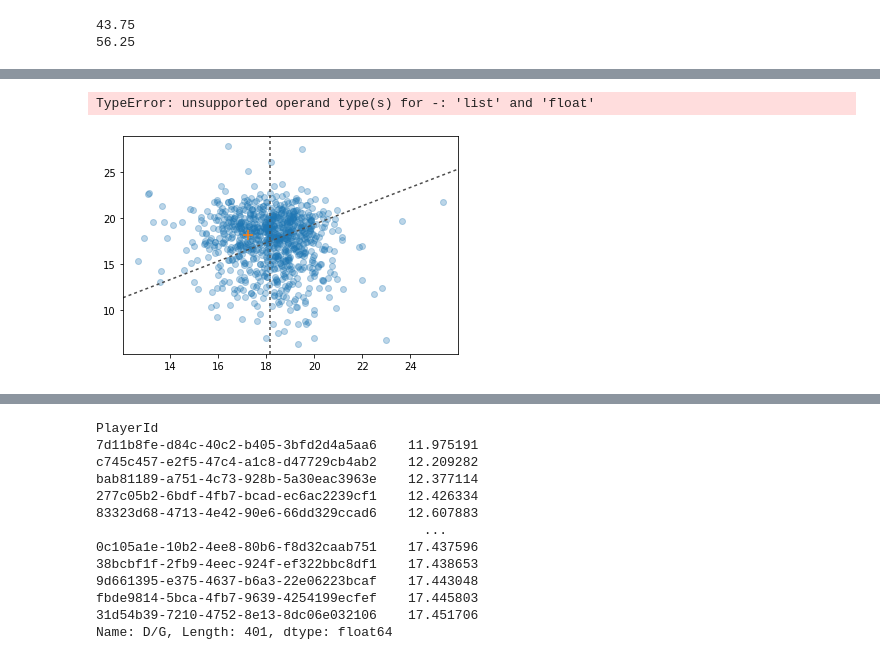
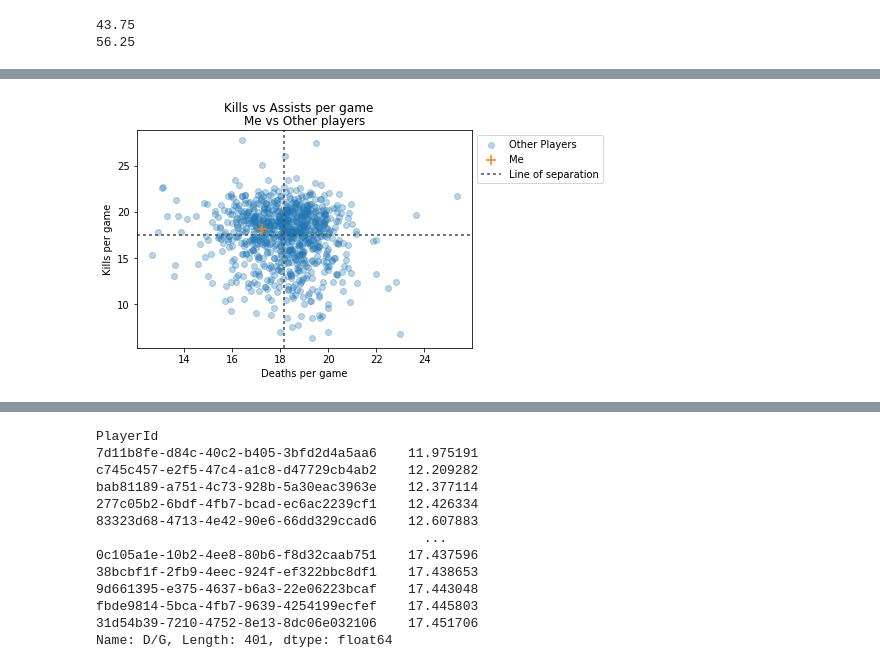
Before and after one commit to Mamin-gamer/Data-collection, a Jupyter notebook: notebooks/MeVsAll.ipynb, the cells around one changed output, grey strips where cells are left out. Drawn from its saved outputs; the diff is of its cells as text; code cells hidden in the pictures.

```diff
--- a/notebooks/MeVsAll.ipynb
+++ b/notebooks/MeVsAll.ipynb
@@ -357,43 +386,33 @@ ax.scatter(
     label="Other Players",
 )
 ax.scatter(
     All_players.query("Me == True")["D/G"],
     All_players.query("Me == True")["K/G"],
     marker="+",
     s=100,
     label="Me",
     alpha=1,
 )
 
 
-ax.axline(
-    (All_players["D/G"].mean(), All_players["K/G"].mean()),
-    slope=1,
+ax.axhline(
+    All_players["K/G"].mean(),
     color=".3",
     dashes=(2, 2),
     label="Line of separation",
 )
 
 ax.axvline(
     All_players["D/G"].mean(),
     color=".3",
     dashes=(2, 2),
 )
 
-x = All_players[All_players["D/G"] < All_players["D/G"].mean()]["D/G"].to_list()
-y1 = np.full(len(x), 30).tolist()
-y2 =  x - All_players["D/G"].mean()+ All_players["K/G"].mean()
-
-ax.fill_between(x, y1, y2, where = (y1  >= y2), interpolate=True, color = "red", alpha = 0.3)
-
-
-
 plt.xlabel("Deaths per game")
 plt.ylabel("Kills per game")
 plt.legend(bbox_to_anchor=(1, 1), loc="upper left")
 plt.suptitle("Kills vs Assists per game")
 plt.title("Me vs Other players")
 plt.show()
 # %% [output]
-TypeError: unsupported operand type(s) for -: 'list' and 'float'
-[figure, old version]
+[figure, new version]
```
Also changed, not shown: parts of 4 cells of this notebook.
